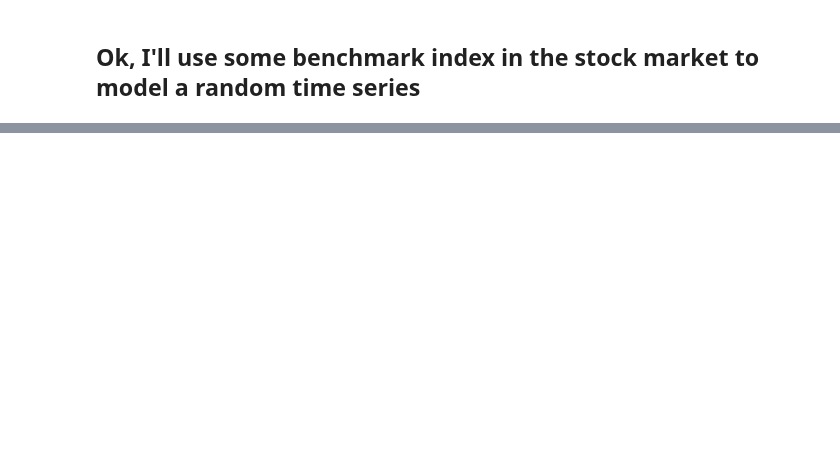
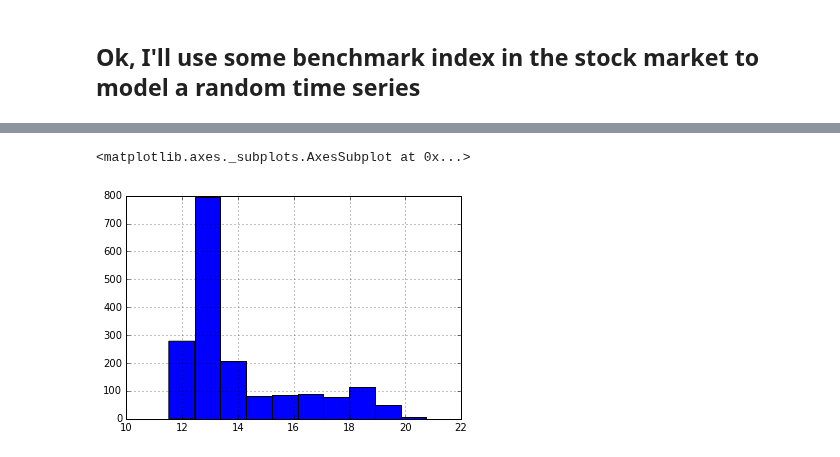
Before and after one commit to molgor/biospytial, a Jupyter notebook: ipython-notebooks/inference_examples/Time series Example.ipynb, the cells around one changed output, grey strips where cells are left out. Cells and saved outputs as stored; diff of their text form; code cells hidden in the pictures; blank space fills up the shorter version.

```diff
--- a/ipython-notebooks/inference_examples/Time series Example.ipynb
+++ b/ipython-notebooks/inference_examples/Time series Example.ipynb
@@ -45,0 +80,5 @@ array([  9.25,  13.  ,  12.54,  12.5 ,  11.47,  11.54,  10.36,  11.  ,
+# %%
+usdmxn.High.hist()
+# %% [output]
+<matplotlib.axes._subplots.AxesSubplot at 0x...>
+[figure, added]
```
Also changed, not shown: parts of 45 cells of this notebook, 5 other files.
